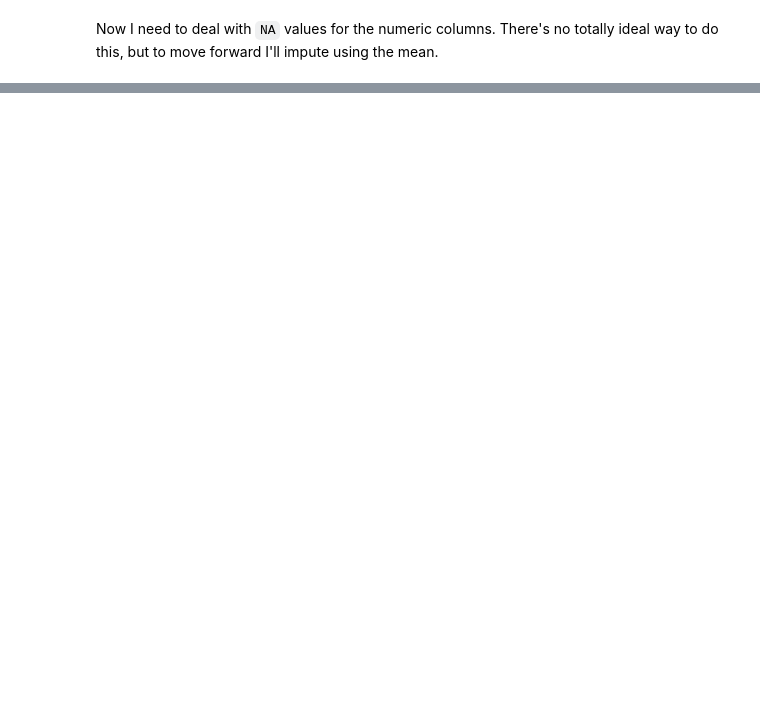
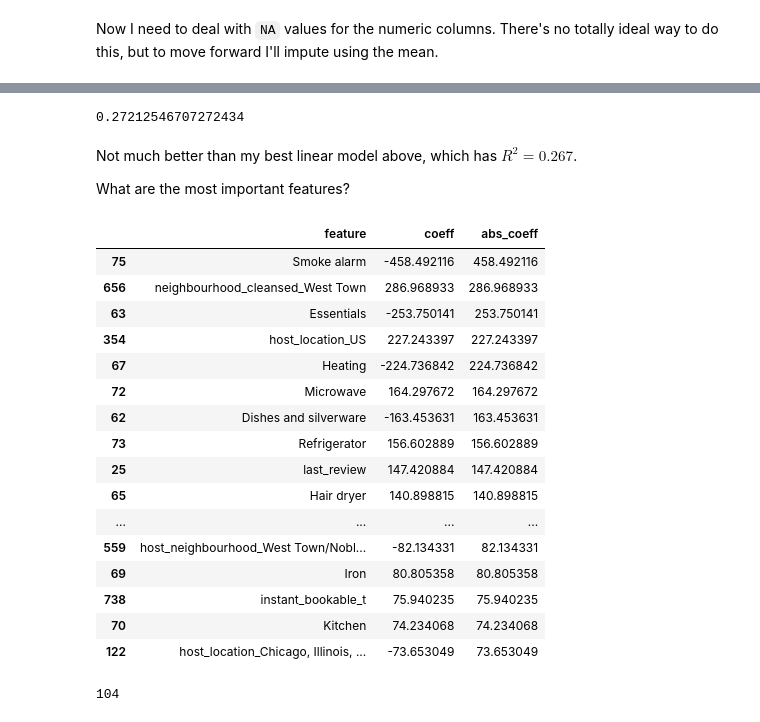
Before and after one commit to tdauer2718/airbnb-chicago, a Jupyter notebook: Chicago Airbnb analysis.ipynb, the cells around one changed output, grey strips where cells are left out. Drawn from its saved outputs; the diff is of its cells as text; code cells hidden in the pictures; blank space fills up the shorter version.

Commit message:
Further work on linear models for base price prediction

```diff
--- a/Chicago Airbnb analysis.ipynb
+++ b/Chicago Airbnb analysis.ipynb
@@ -161,0 +318,3 @@ X = X.apply(fill_mean)
+# %%
+X_small['bedrooms'] = X_small.apply(lambda x: x['accommodates'] if not(x['bedrooms'] > 0) else x['bedrooms'], axis=1)
+X_small['beds'] = X_small.apply(lambda x: x['accommodates'] if not(x['beds'] > 0) else x['beds'], axis=1)
@@ -161,0 +351,8 @@ X = X.apply(fill_mean)
+# %%
+pipe = make_pipeline(StandardScaler(), LinearRegression())
+X_small_cutoff = X_small.iloc[:, np.where((X_small.sum()/len(X_small) > .05) == True)[0]]
+X_small_train, X_small_test, y_small_train, y_small_test = train_test_split(
+    X_small_cutoff, y_small, test_size=0.3, random_state=42)
+pipe.fit(X_small_train, y_small_train)
+score = pipe.score(X_small_test, y_small_test)
+y_small_pred = pipe.predict(X_small_test)
@@ -161,0 +381,8 @@ X = X.apply(fill_mean)
+# %%
+def fit_model(X, y, model, cutoff):
+    pipe = make_pipeline(StandardScaler(), model)
+    X_cutoff = X.iloc[:, np.where((X.sum()/len(X) > cutoff) == True)[0]]
+    X_train, X_test, y_train, y_test = train_test_split(
+        X_cutoff, y, test_size=0.3, random_state=42)
+    pipe.fit(X_train, y_train)
+    return pipe, X_train, X_test, y_train, y_test
@@ -161,0 +407,37 @@ X = X.apply(fill_mean)
+# %%
+pipe, X_train, X_test, y_train, y_test = fit_model(X, y, ElasticNet(), 0)
+# %%
+pipe.score(X_test, y_test)
+# %% [output]
+0.27212546707272434
+# %% [markdown]
+Not much better than my best linear model above, which has $R^2 = 0.267$.
+
+What are the most important features?
+# %%
+coeffs = pipe.named_steps['elasticnet'].coef_
+df = pd.DataFrame(np.array([X_train.columns, coeffs, np.abs(coeffs)]).T, columns=['feature','coeff', 'abs_coeff'])
+df = df.sort_values(by='abs_coeff', ascending=False)
+df.head(30)
+# %% [output]
+|  | feature | coeff | abs_coeff |
+| 75 | Smoke alarm | -458.492116 | 458.492116 |
+| 656 | neighbourhood_cleansed_West Town | 286.968933 | 286.968933 |
+| 63 | Essentials | -253.750141 | 253.750141 |
+| 354 | host_location_US | 227.243397 | 227.243397 |
+| 67 | Heating | -224.736842 | 224.736842 |
+| 72 | Microwave | 164.297672 | 164.297672 |
+| 62 | Dishes and silverware | -163.453631 | 163.453631 |
+| 73 | Refrigerator | 156.602889 | 156.602889 |
+| 25 | last_review | 147.420884 | 147.420884 |
+| 65 | Hair dryer | 140.898815 | 140.898815 |
+| ... | ... | ... | ... |
+| 559 | host_neighbourhood_West Town/Nobl... | -82.134331 | 82.134331 |
+| 69 | Iron | 80.805358 | 80.805358 |
+| 738 | instant_bookable_t | 75.940235 | 75.940235 |
+| 70 | Kitchen | 74.234068 | 74.234068 |
+| 122 | host_location_Chicago, Illinois, ... | -73.653049 | 73.653049 |
+# %%
+len(df.loc[df['abs_coeff']==0])
+# %% [output]
+104
```
Also changed, not shown: parts of 49 cells of this notebook.
